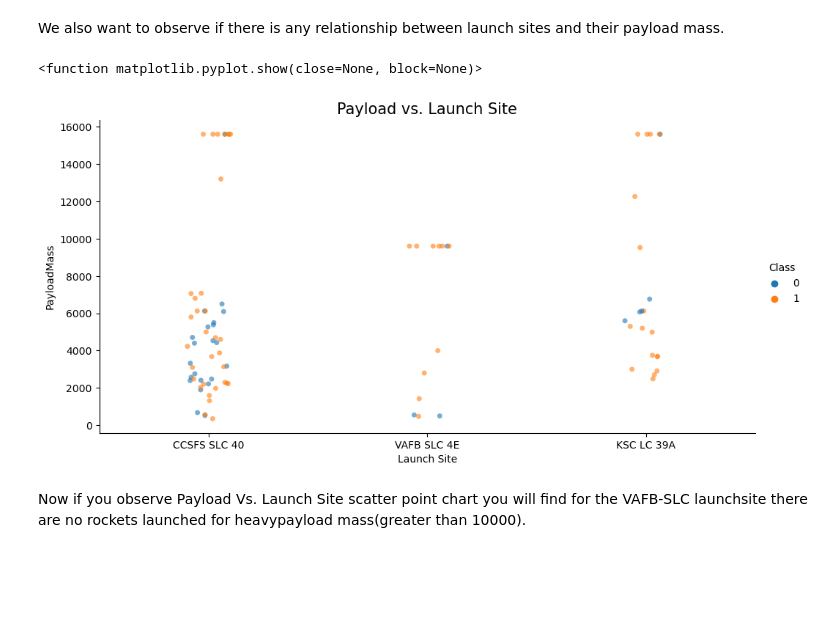
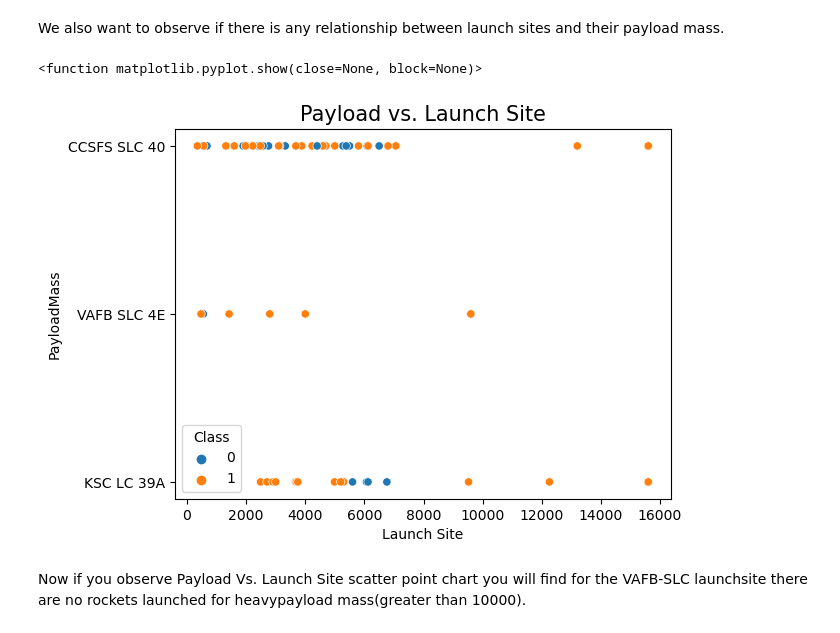
Before and after one commit to hunty-97/IBM-Capstone-Project, a Jupyter notebook: jupyter-labs-eda-dataviz.ipynb, the cells around one changed output. Cells and saved outputs as stored; diff of their text form; code cells hidden in the pictures; blank space fills up the shorter version.

```diff
--- a/jupyter-labs-eda-dataviz.ipynb
+++ b/jupyter-labs-eda-dataviz.ipynb
@@ -98,15 +98,15 @@ Now try to explain the patterns you found in the Flight Number vs. Launch Site s
 We also want to observe if there is any relationship between launch sites and their payload mass.
 # %%
 # Plot a scatter point chart with x axis to be Pay Load Mass (kg) and y axis to be the launch site, and hue to be the class value
-#sns.scatterplot(data=df, x='PayloadMass', y='LaunchSite', hue='Class')
-sns.catplot(x='LaunchSite',y='PayloadMass', hue = 'Class', data=df,aspect =2, alpha = 0.6)
+sns.scatterplot(data=df, x='PayloadMass', y='LaunchSite', hue='Class')
+#sns.catplot(x='LaunchSite',y='PayloadMass', hue = 'Class', data=df,aspect =2, alpha = 0.6)
 plt.title('Payload vs. Launch Site', fontsize = 15)
 plt.xlabel('Launch Site')
 plt.ylabel('PayloadMass')
 plt.show
 # %% [output]
 <function matplotlib.pyplot.show(close=None, block=None)>
-[figure, old version]
+[figure, new version]
 # %% [markdown]
 Now if you observe Payload Vs. Launch Site scatter point chart you will find for the VAFB-SLC  launchsite there are no  rockets  launched for  heavypayload mass(greater than 10000).
 # %% [markdown]
```
Also changed, not shown: parts of 1 cell of this notebook.
